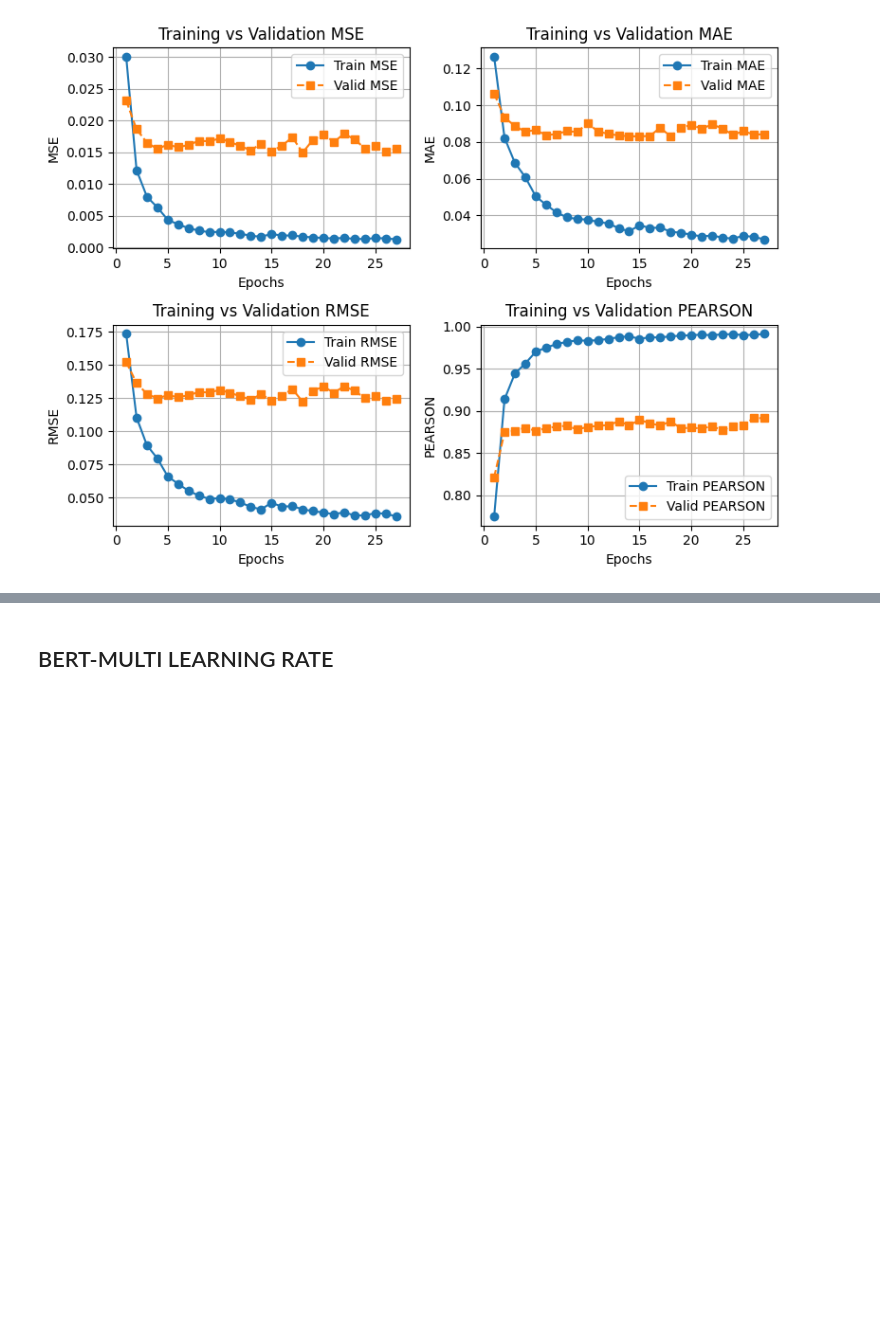
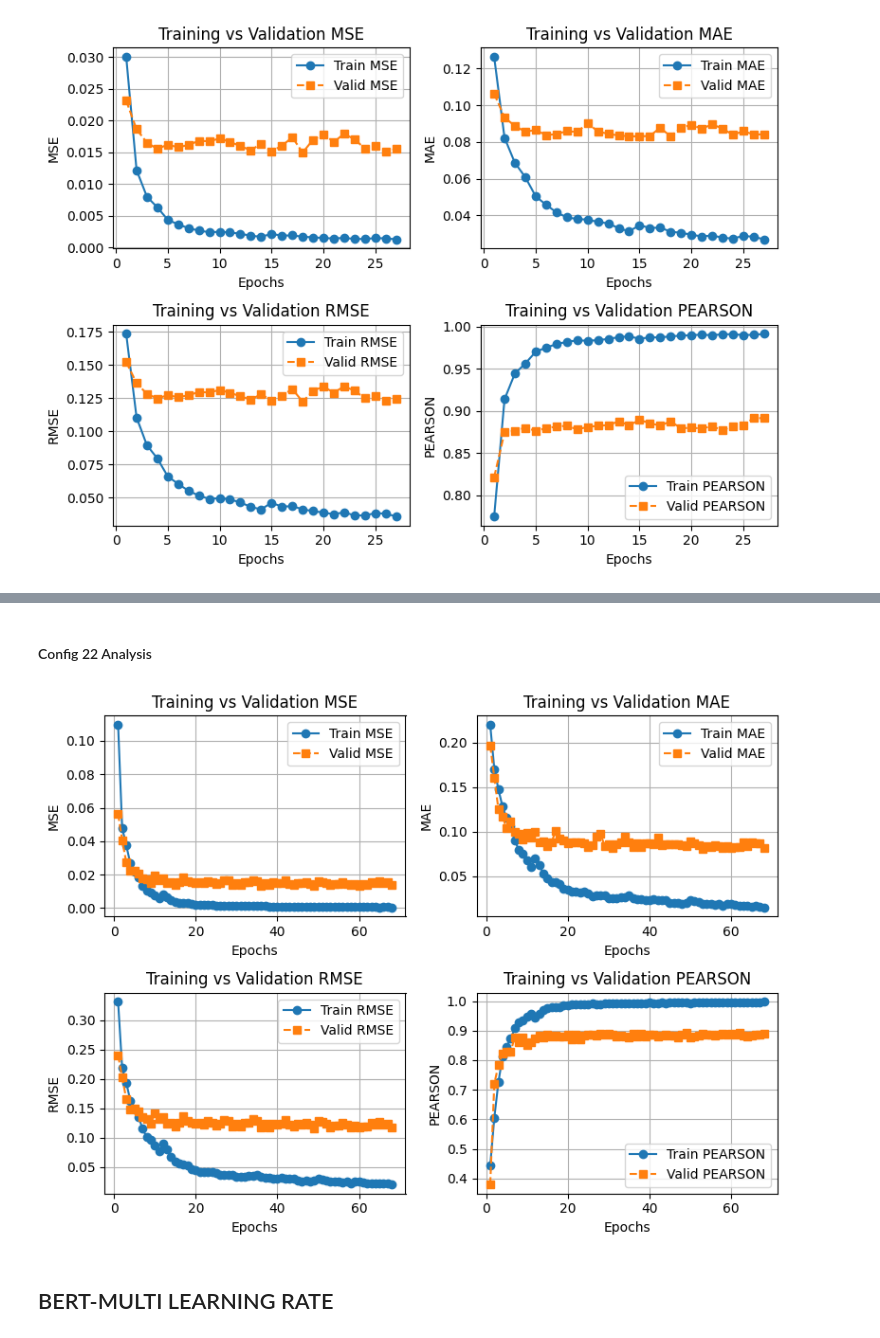
Before and after one commit to bwbayu/llm_aes, a Jupyter notebook: notebooks/bert_analysis.ipynb, the cells around one changed output, grey strips where cells are left out. Saved outputs shown, nothing was run; the diff lists cells and outputs as text; code cells hidden in the pictures; blank space fills up the shorter version.

```diff
--- a/notebooks/bert_analysis.ipynb
+++ b/notebooks/bert_analysis.ipynb
@@ -613,3 +830,10 @@ plot_training(df_sbert_after_2)
+# %% [markdown]
+#### Config 22 Analysis
+# %%
+df_sindobert_22 = df_sindobert_epoch[df_sindobert_epoch['config_id']==22]
+plot_training(df_sindobert_22)
+# %% [output]
+[figure, added]
 # %% [markdown]
 ## BERT-MULTI LEARNING RATE
 # %%
```
Also changed, not shown: parts of 18 cells of this notebook.
